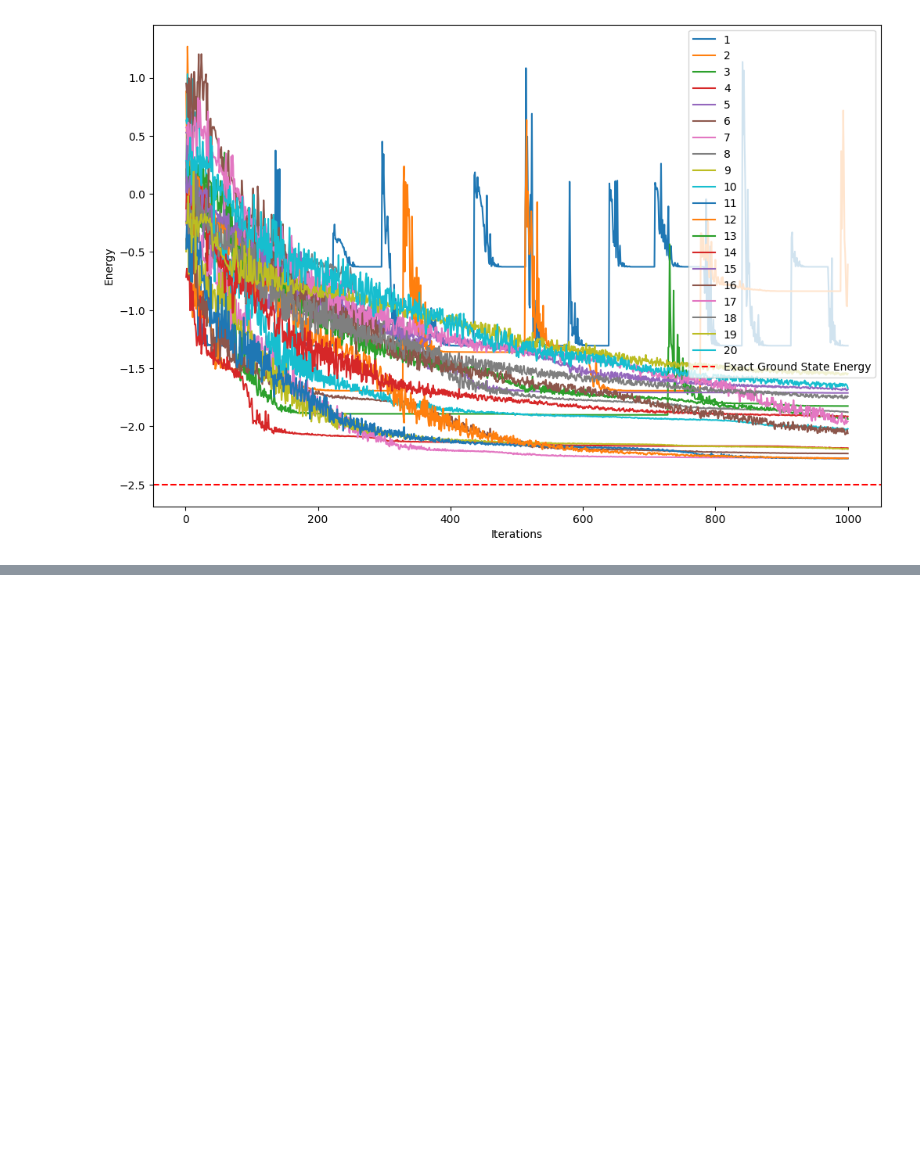
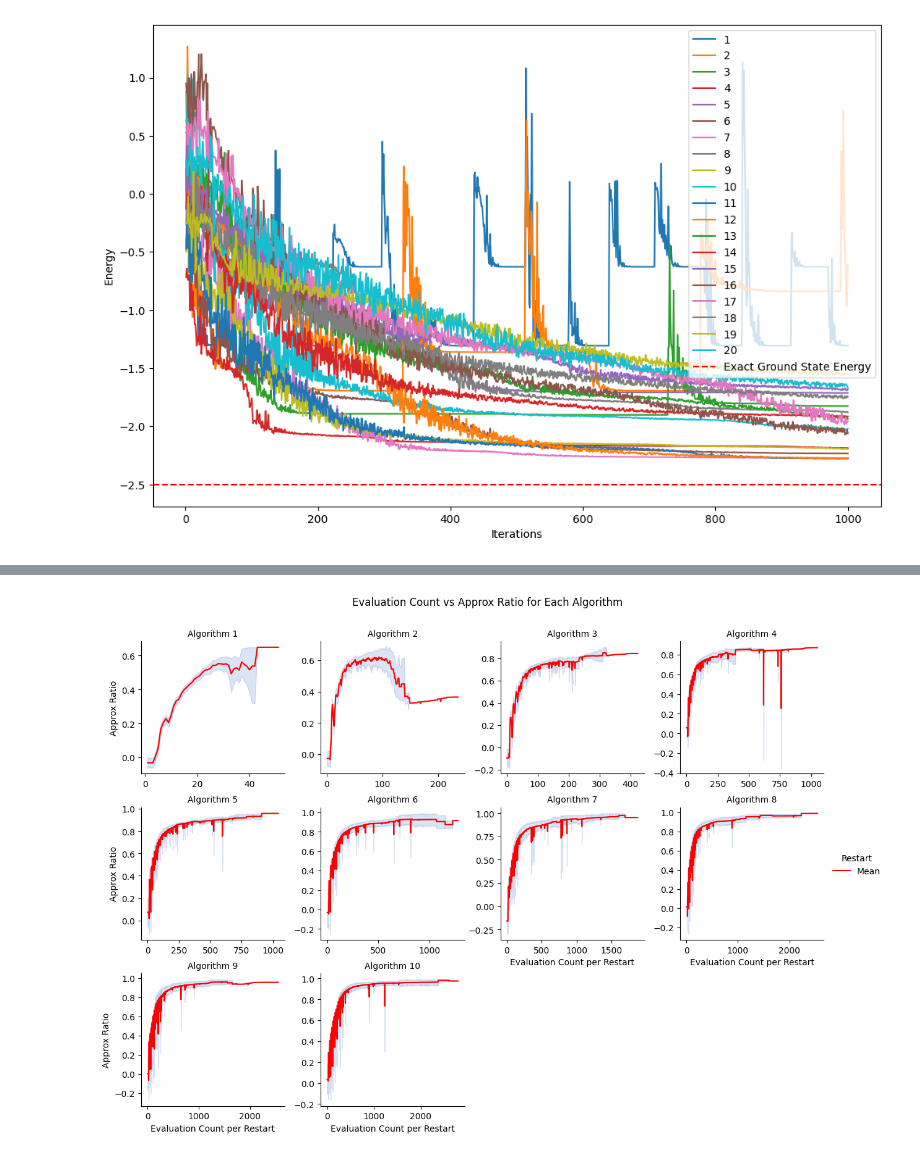
Before and after one commit to vivekkatial/HAQC, a Jupyter notebook: notebooks/22-investigating-number-of-layers-classical-optimizer.ipynb, the cells around one changed output, grey strips where cells are left out. Cells and saved outputs as stored; diff of their text form; code cells hidden in the pictures; blank space fills up the shorter version.

```diff
--- a/notebooks/22-investigating-number-of-layers-classical-optimizer.ipynb
+++ b/notebooks/22-investigating-number-of-layers-classical-optimizer.ipynb
@@ -295,3 +295,14 @@ plt.legend()
 [figure]
 # %%
 results_df.to_csv("d-evals.csv")
+# %%
+results_df = pd.read_csv('../df-test.csv')
+# %%
+results_df = results_df.sort_values(by=['algo', 'restart', 'eval_count'])
+
+# Use `groupby` on 'algo' and 'restart' and then apply `cumcount` to get evaluation count per restart
+# The `cumcount` method adds 1 because it starts counting from 0 by default
+results_df['eval_count_per_restart'] = results_df.groupby(['algo', 'restart']).cumcount() + 1
+
+# Display the updated DataFrame to verify the new column
+results_df.head()
@@ -297,0 +316,30 @@ results_df.to_csv("d-evals.csv")
+# %%
+# Calculate mean approx_ratio for each eval_count_per_restart within each algo
+mean_ratios = results_df.groupby(['algo', 'eval_count_per_restart'])['approx_ratio'].mean().reset_index()
+mean_ratios['Restart'] = 'Mean'  # To differentiate mean values
+
+# Merge the mean values with the original dataframe for plotting
+plot_df = pd.merge(results_df, mean_ratios, on=['algo', 'eval_count_per_restart'], suffixes=('', '_mean'))
+
+# Now, plot_df has both individual ratios and mean ratios
+
+# Creating a FacetGrid, each subplot will be for an algorithm
+g = sns.FacetGrid(plot_df, col="algo", col_wrap=4, sharex=False, sharey=False, hue='Restart', palette='muted', legend_out=True)
+
+# Mapping the individual runs with faint lines
+g.map(sns.lineplot, 'eval_count_per_restart', 'approx_ratio', alpha=0.2)
+
+# Mapping the mean values with prominent lines
+g.map(sns.lineplot, 'eval_count_per_restart', 'approx_ratio_mean', alpha=1, color='red')
+
+# Enhancing the plot
+g.add_legend()
+g.set_axis_labels('Evaluation Count per Restart', 'Approx Ratio')
+g.set_titles('Algorithm {col_name}')
+
+# Adjusting plot aesthetics
+plt.subplots_adjust(top=0.9)
+g.fig.suptitle('Evaluation Count vs Approx Ratio for Each Algorithm')
+plt.show()
+# %% [output]
+[figure, added]
```
Also changed, not shown: parts of 4 cells of this notebook, 2 other files.
